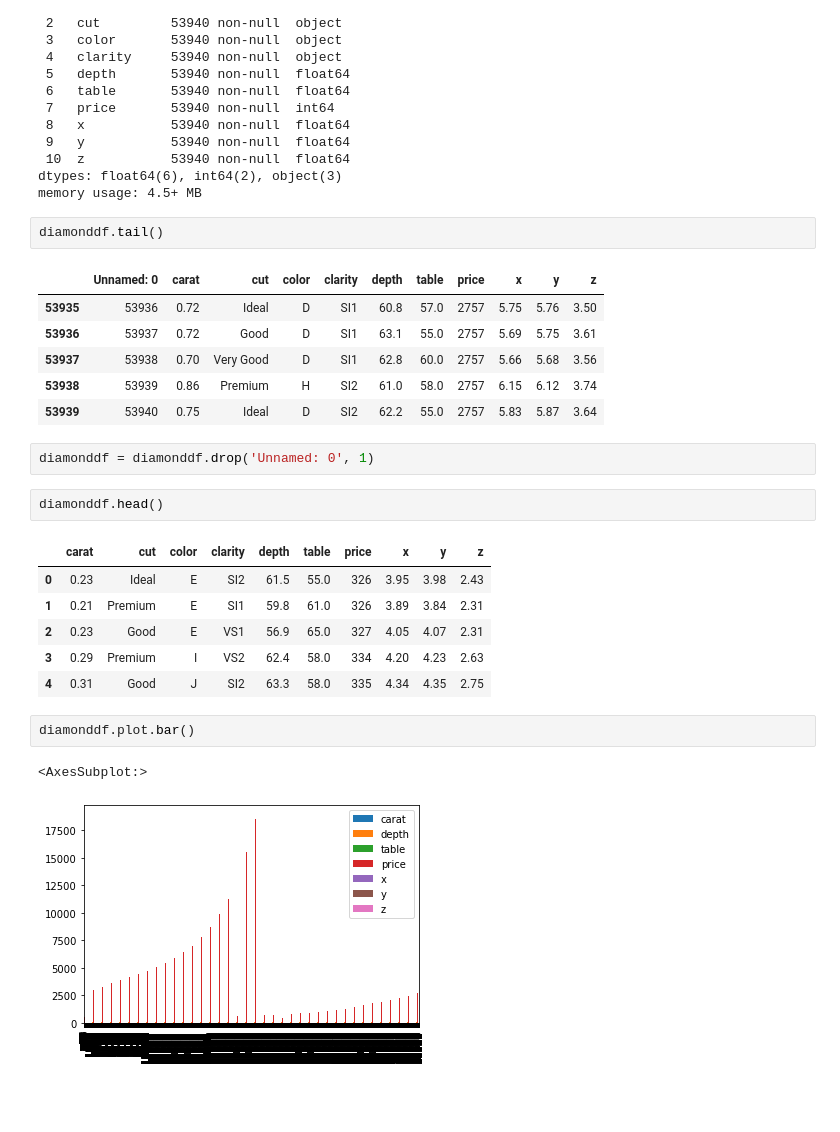
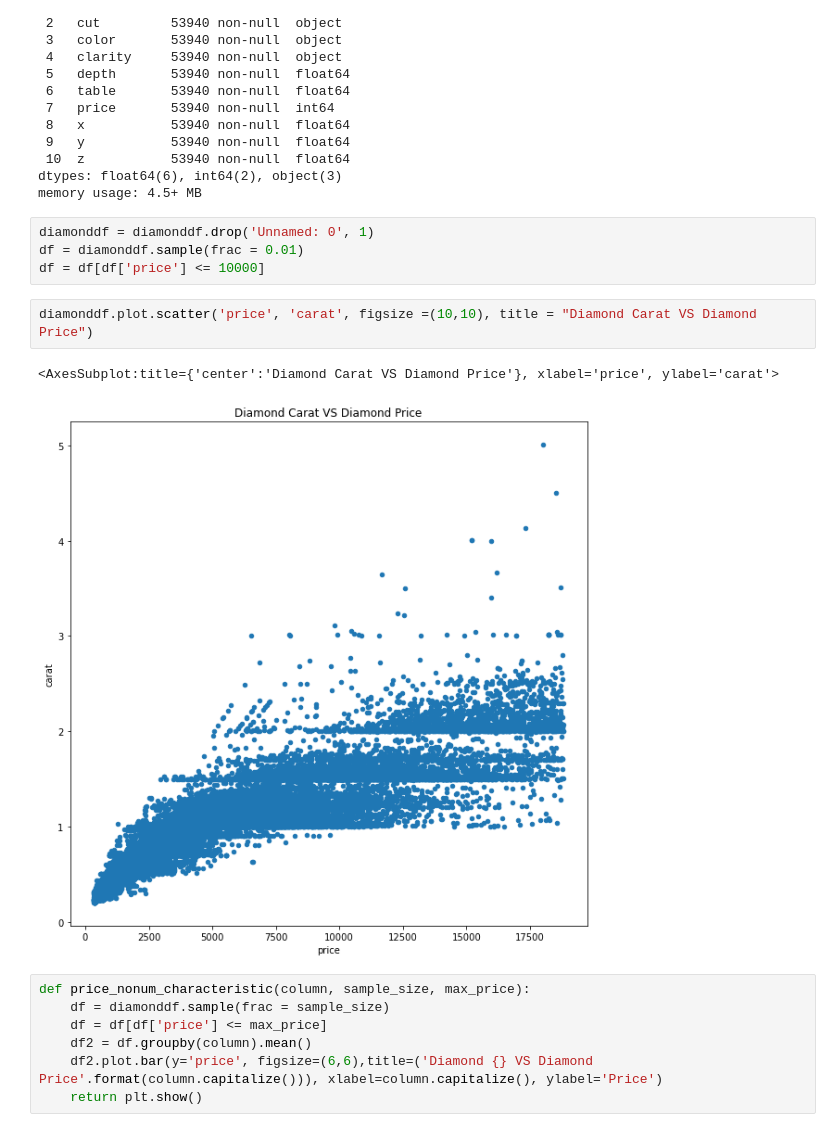
Before and after one commit to Waltercas/CAPSTONE, a Jupyter notebook: Diamonds.ipynb, the cells around one changed output. Cells and saved outputs as stored; diff of their text form; blank space fills up the shorter version.

```diff
--- a/Diamonds.ipynb
+++ b/Diamonds.ipynb
@@ -46,28 +50,19 @@ Data columns (total 11 columns):
  10  z           53940 non-null  float64
 dtypes: float64(6), int64(2), object(3)
 memory usage: 4.5+ MB
-# %%
-diamonddf.tail()
-# %% [output]
-|  | Unnamed: 0 | carat | cut | color | clarity | depth | table | price | x | y | z |
-| 53935 | 53936 | 0.72 | Ideal | D | SI1 | 60.8 | 57.0 | 2757 | 5.75 | 5.76 | 3.50 |
-| 53936 | 53937 | 0.72 | Good | D | SI1 | 63.1 | 55.0 | 2757 | 5.69 | 5.75 | 3.61 |
-| 53937 | 53938 | 0.70 | Very Good | D | SI1 | 62.8 | 60.0 | 2757 | 5.66 | 5.68 | 3.56 |
-| 53938 | 53939 | 0.86 | Premium | H | SI2 | 61.0 | 58.0 | 2757 | 6.15 | 6.12 | 3.74 |
-| 53939 | 53940 | 0.75 | Ideal | D | SI2 | 62.2 | 55.0 | 2757 | 5.83 | 5.87 | 3.64 |
 # %%
 diamonddf = diamonddf.drop('Unnamed: 0', 1)
+df = diamonddf.sample(frac = 0.01)
+df = df[df['price'] <= 10000]
-# %%
-diamonddf.head()
-# %% [output]
-|  | carat | cut | color | clarity | depth | table | price | x | y | z |
-| 0 | 0.23 | Ideal | E | SI2 | 61.5 | 55.0 | 326 | 3.95 | 3.98 | 2.43 |
-| 1 | 0.21 | Premium | E | SI1 | 59.8 | 61.0 | 326 | 3.89 | 3.84 | 2.31 |
-| 2 | 0.23 | Good | E | VS1 | 56.9 | 65.0 | 327 | 4.05 | 4.07 | 2.31 |
-| 3 | 0.29 | Premium | I | VS2 | 62.4 | 58.0 | 334 | 4.20 | 4.23 | 2.63 |
-| 4 | 0.31 | Good | J | SI2 | 63.3 | 58.0 | 335 | 4.34 | 4.35 | 2.75 |
 # %%
-diamonddf.plot.bar()
+diamonddf.plot.scatter('price', 'carat', figsize =(10,10), title = "Diamond Carat VS Diamond Price")
 # %% [output]
-<AxesSubplot:>
+<AxesSubplot:title={'center':'Diamond Carat VS Diamond Price'}, xlabel='price', ylabel='carat'>
-[figure, old version]
+[figure, new version]
+# %%
+def price_nonum_characteristic(column, sample_size, max_price):
+    df = diamonddf.sample(frac = sample_size)
+    df = df[df['price'] <= max_price]
+    df2 = df.groupby(column).mean()
+    df2.plot.bar(y='price', figsize=(6,6),title=('Diamond {} VS Diamond Price'.format(column.capitalize())), xlabel=column.capitalize(), ylabel='Price')
+    return plt.show()
```
Also changed, not shown: parts of 9 cells of this notebook, 9 other files.
